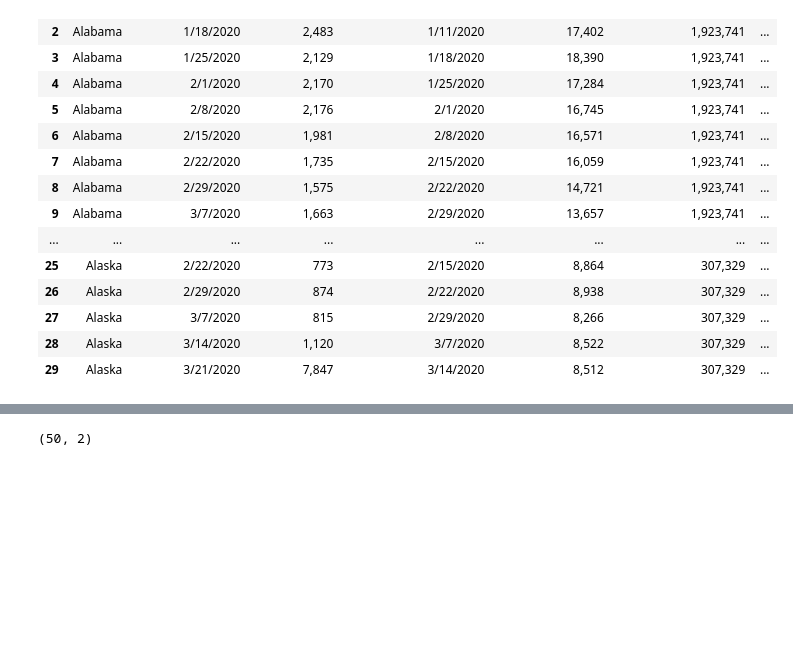
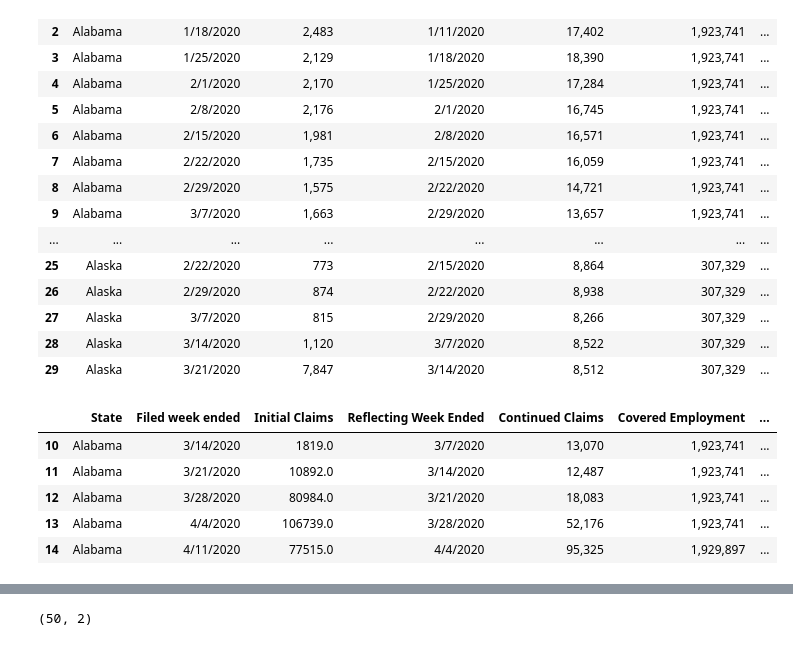
Before and after one commit to lowsaelee/US-Unemployment-Claims-2020, a Jupyter notebook: State_Unemployment_Claims.ipynb, the cells around one changed output, grey strips where cells are left out. Drawn from its saved outputs; the diff is of its cells as text; code cells hidden in the pictures; blank space fills up the shorter version.

```diff
--- a/State_Unemployment_Claims.ipynb
+++ b/State_Unemployment_Claims.ipynb
@@ -33,3 +27,23 @@ df['Initial Claims'] = df['Initial Claims'].astype(float)
+# %%
+df['Initial Claims'] = df['Initial Claims'].str.replace(',','')
+df['Initial Claims'] = df['Initial Claims'].astype(float)
+#df.info()
+
+#removing data from 1/4/2020 to 3/7/2020
+
+DatesBeforePandemic = ['1/4/2020','1/11/2020','1/18/2020','1/25/2020','2/1/2020','2/8/2020','2/15/2020','2/22/2020','2/29/2020','3/7/2020']
+
+for i in range(len(DatesBeforePandemic)):
+    df.drop(df[df['Filed week ended'] == DatesBeforePandemic[i]].index, inplace = True)
+
+df.head()
+# %% [output]
+|  | State | Filed week ended | Initial Claims | Reflecting Week Ended | Continued Claims | Covered Employment | ... |
+| 10 | Alabama | 3/14/2020 | 1819.0 | 3/7/2020 | 13,070 | 1,923,741 | ... |
+| 11 | Alabama | 3/21/2020 | 10892.0 | 3/14/2020 | 12,487 | 1,923,741 | ... |
+| 12 | Alabama | 3/28/2020 | 80984.0 | 3/21/2020 | 18,083 | 1,923,741 | ... |
+| 13 | Alabama | 4/4/2020 | 106739.0 | 3/28/2020 | 52,176 | 1,923,741 | ... |
+| 14 | Alabama | 4/11/2020 | 77515.0 | 4/4/2020 | 95,325 | 1,929,897 | ... |
 # %%
 df_states = df.groupby('State', as_index=False)['Initial Claims'].sum()
 df_states.head()
```
Also changed, not shown: parts of 8 cells of this notebook.
